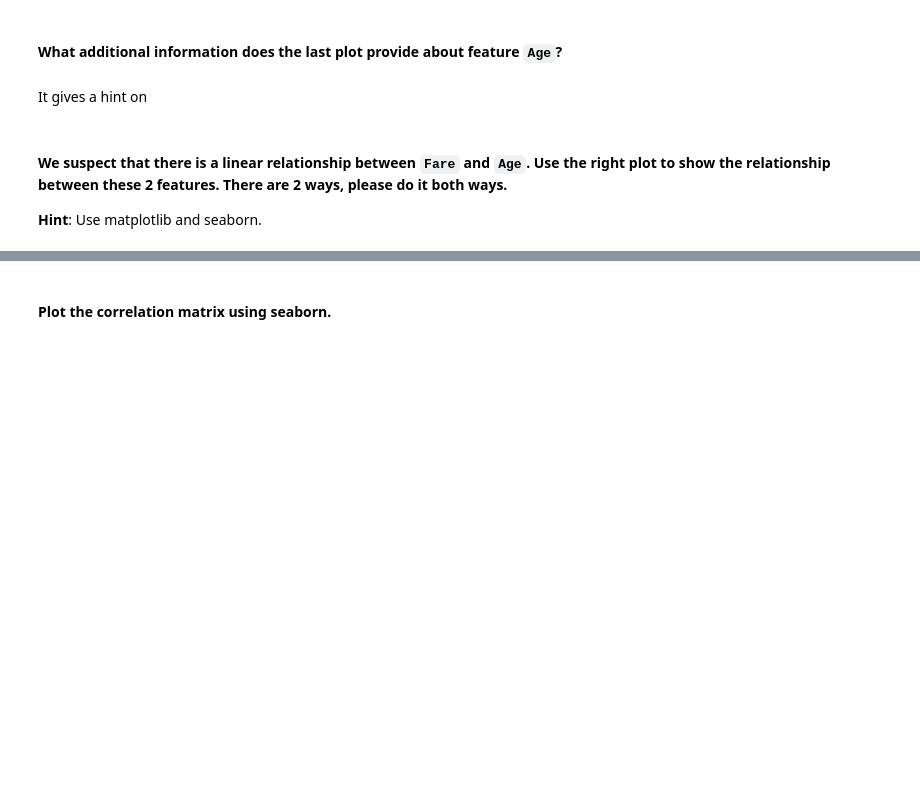
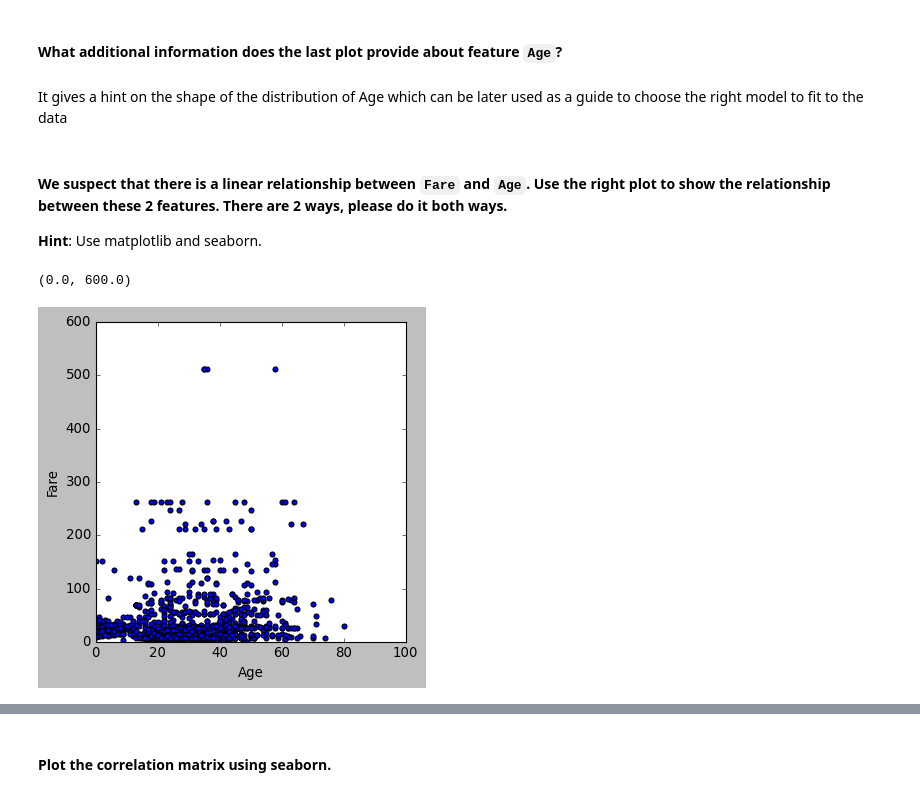
Before and after one commit to marciafof/DAFT_0116_OTALORAMarcia, a Jupyter notebook: module_2/Lab_1_Matplotlib-and-Seaborn/main.ipynb, the cells around one changed output, grey strips where cells are left out. Saved outputs shown, nothing was run; the diff lists cells and outputs as text; code cells hidden in the pictures; blank space fills up the shorter version.

```diff
--- a/module_2/Lab_1_Matplotlib-and-Seaborn/main.ipynb
+++ b/module_2/Lab_1_Matplotlib-and-Seaborn/main.ipynb
@@ -438,8 +438,8 @@ plot.set(xlim=(0,100))
 [figure]
 # %% [markdown]
 #### What additional information does the last plot provide about feature `Age`?
-# %% [markdown]
-It gives a hint on
+# %% [markdown]
+It gives a hint on  the shape of the distribution of Age which can be later used as a guide to choose the right model to fit to the data
 # %% [markdown]
 #### We suspect that there is a linear relationship between `Fare` and `Age`. Use the right plot to show the relationship between these 2 features. There are 2 ways, please do it both ways.
 **Hint**: Use matplotlib and seaborn.
@@ -451,0 +446,10 @@ It gives a hint on
+# %%
+# Method 1 - matplotlib
+# your code here
+fig, ax = plt.subplots(1,1, figsize=(5,5))
+create_scatterplot(ax, titanic, xcolumn="Age", ycolumn="Fare")
+ax.set_xlim(0,100)
+ax.set_ylim(0,600)
+# %% [output]
+(0.0, 600.0)
+[figure, added]
```
Also changed, not shown: parts of 7 cells of this notebook.
